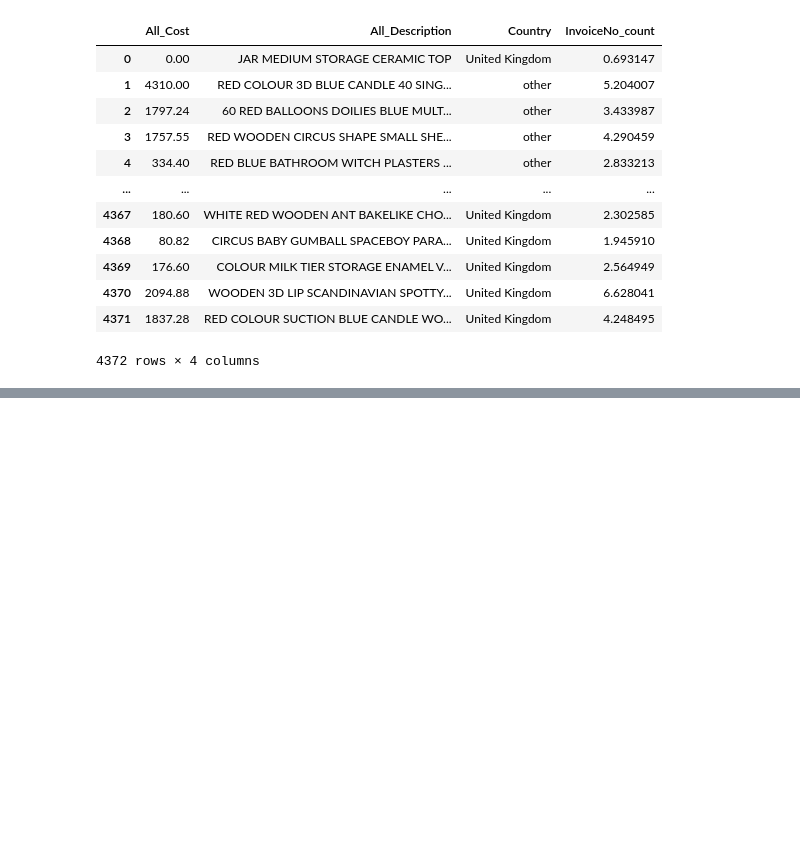
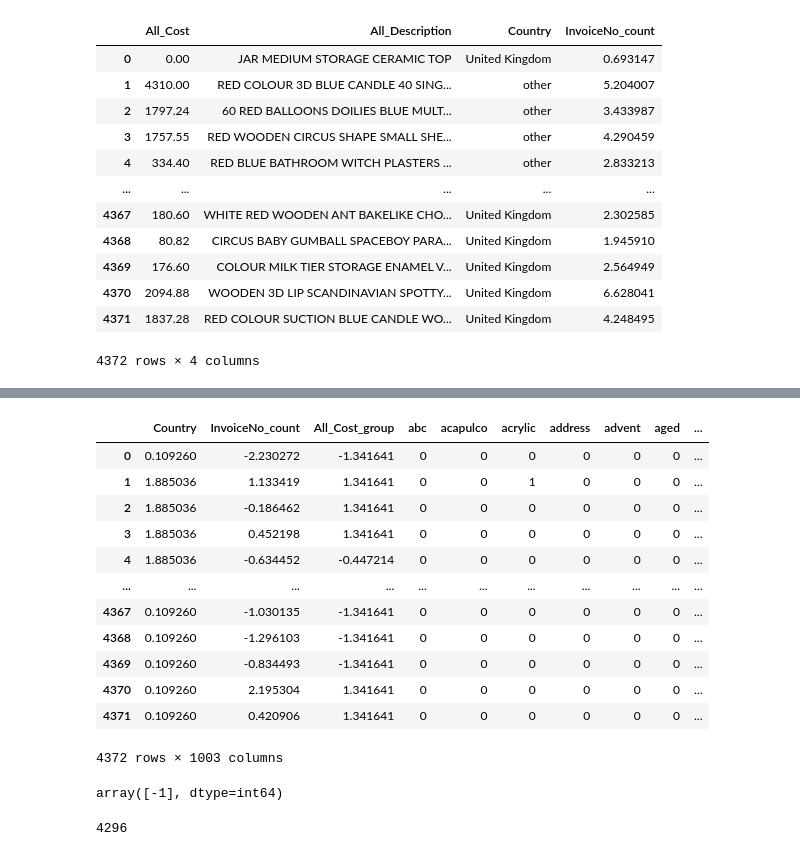
Before and after one commit to morteza-rp/fanap, a Jupyter notebook: 7.ipynb, the cells around one changed output, grey strips where cells are left out. Drawn from its saved outputs; the diff is of its cells as text; code cells hidden in the pictures; blank space fills up the shorter version.

```diff
--- a/7.ipynb
+++ b/7.ipynb
@@ -315,0 +511,5 @@ bb
+# %%
+scaler = StandardScaler()
+scale = scaler.fit_transform(bb[["Country", 'InvoiceNo_count', "All_Cost_group"]])
+
+scale
@@ -315,0 +524,4 @@ bb
+# %%
+ff = bb
+ff[["Country", 'InvoiceNo_count', "All_Cost_group"]] = scale
+ff
@@ -315,0 +542,20 @@ bb
+# %%
+ff.drop(columns="All_Description", axis=1, inplace=True)
+# %%
+concat = pd.concat([ff, vec], axis=1)
+# %%
+concat
+# %% [output]
+|  | Country | InvoiceNo_count | All_Cost_group | abc | acapulco | acrylic | address | advent | aged | ... |
+| 0 | 0.109260 | -2.230272 | -1.341641 | 0 | 0 | 0 | 0 | 0 | 0 | ... |
+| 1 | 1.885036 | 1.133419 | 1.341641 | 0 | 0 | 1 | 0 | 0 | 0 | ... |
+| 2 | 1.885036 | -0.186462 | 1.341641 | 0 | 0 | 0 | 0 | 0 | 0 | ... |
+| 3 | 1.885036 | 0.452198 | 1.341641 | 0 | 0 | 0 | 0 | 0 | 0 | ... |
+| 4 | 1.885036 | -0.634452 | -0.447214 | 0 | 0 | 0 | 0 | 0 | 0 | ... |
+| ... | ... | ... | ... | ... | ... | ... | ... | ... | ... | ... |
+| 4367 | 0.109260 | -1.030135 | -1.341641 | 0 | 0 | 0 | 0 | 0 | 0 | ... |
+| 4368 | 0.109260 | -1.296103 | -1.341641 | 0 | 0 | 0 | 0 | 0 | 0 | ... |
+| 4369 | 0.109260 | -0.834493 | -1.341641 | 0 | 0 | 0 | 0 | 0 | 0 | ... |
+| 4370 | 0.109260 | 2.195304 | 1.341641 | 0 | 0 | 0 | 0 | 0 | 0 | ... |
+| 4371 | 0.109260 | 0.420906 | 1.341641 | 0 | 0 | 0 | 0 | 0 | 0 | ... |
+4372 rows × 1003 columns
@@ -315,0 +564,6 @@ bb
+# %%
+dbscan = DBSCAN(eps=0.1, min_samples=300)
+dbscan.fit(X_data)
+np.unique(dbscan.labels_)
+# %% [output]
+array([-1], dtype=int64)
@@ -315,0 +572,4 @@ bb
+# %%
+len(concat[concat["dbscan_labels"]==-1])
+# %% [output]
+4296
```
Also changed, not shown: parts of 32 cells of this notebook, 3 other files.
